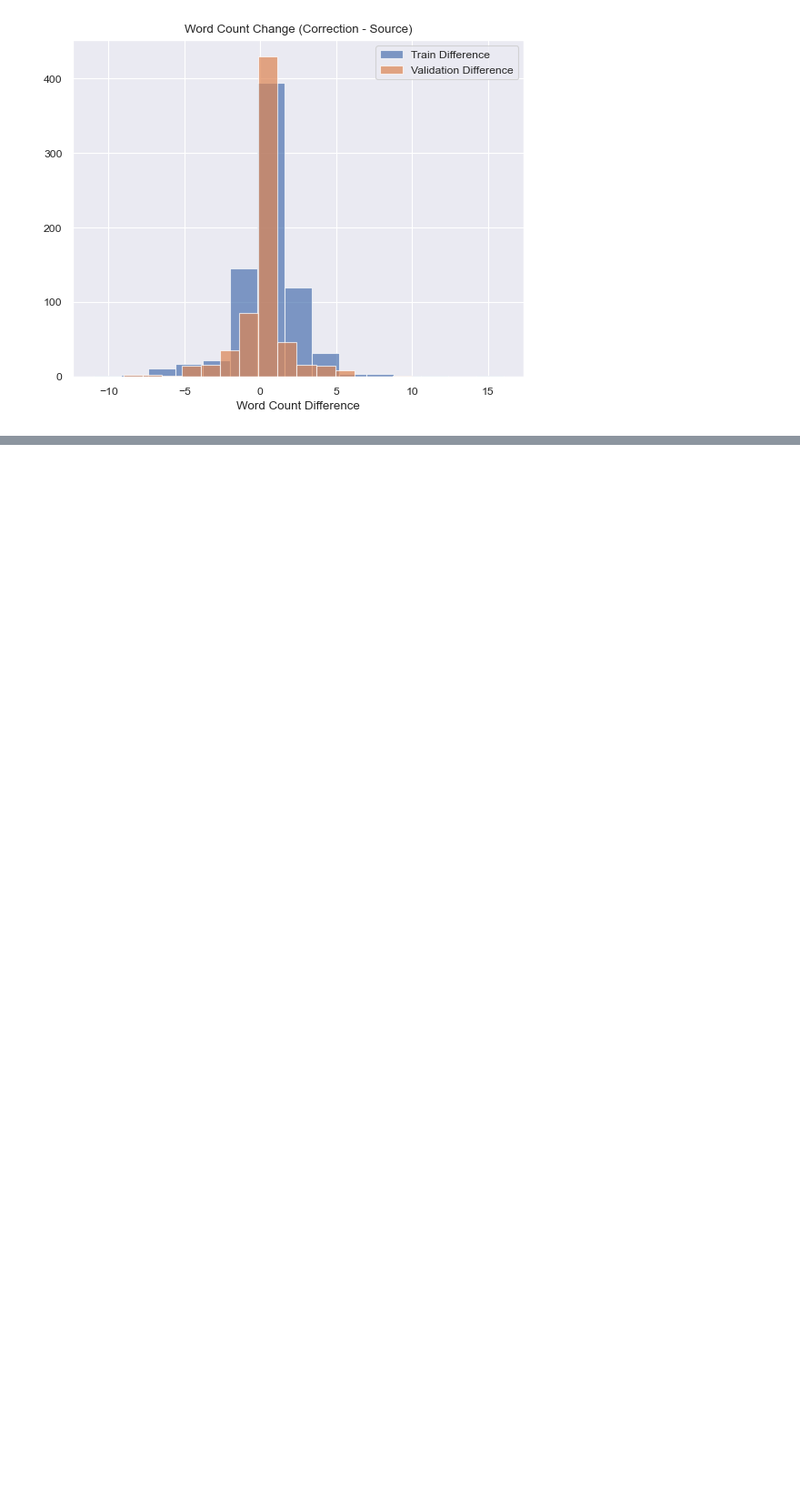
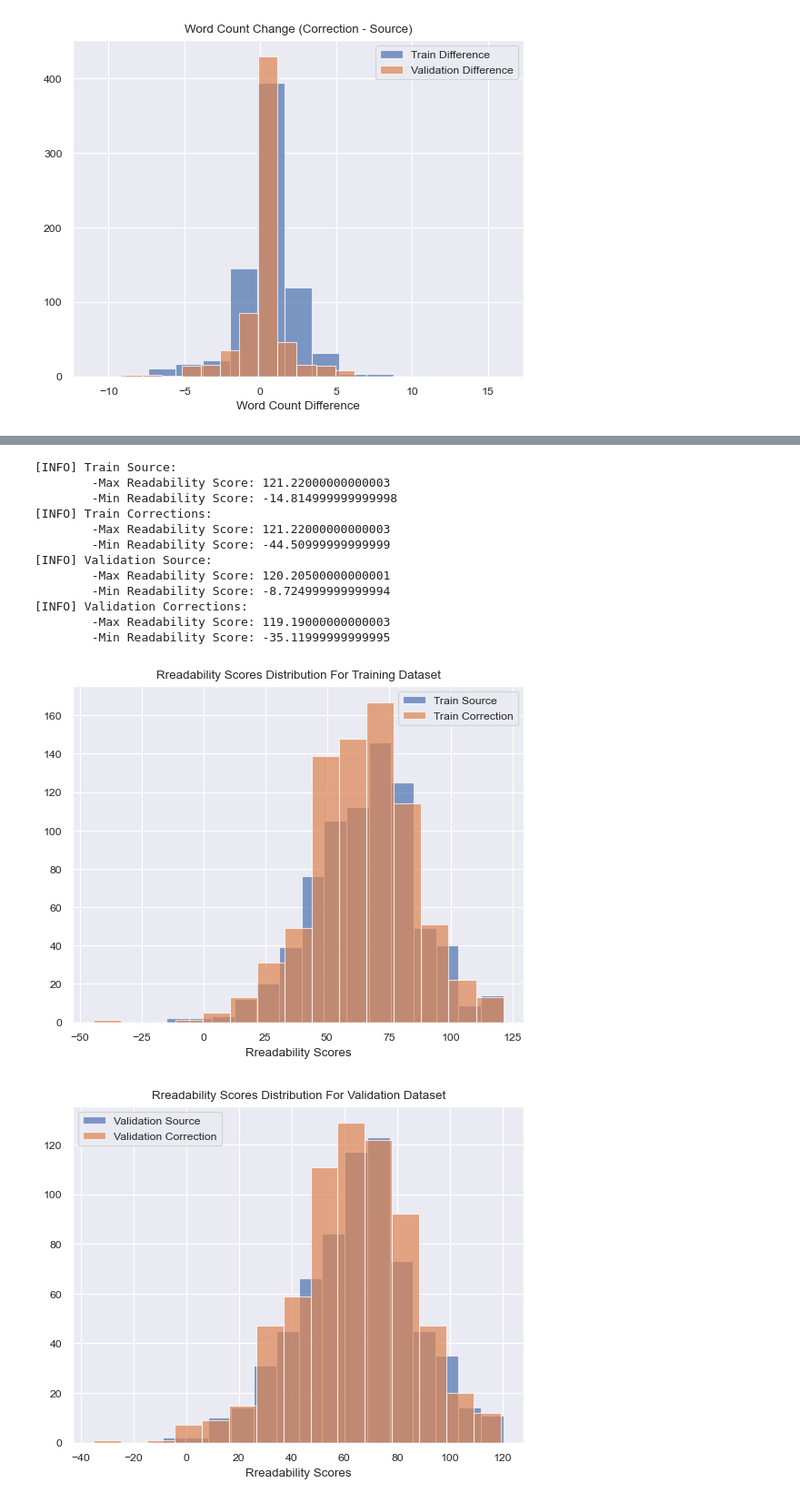
Before and after one commit to Mohitag94/grammar_correction, a Jupyter notebook: test.ipynb, the cells around one changed output, grey strips where cells are left out. Shown at 91% size. Drawn from its saved outputs; the diff is of its cells as text; code cells hidden in the pictures; blank space fills up the shorter version.

```diff
--- a/test.ipynb
+++ b/test.ipynb
@@ -2734,0 +2833,17 @@ eda.char_count_anlysis()
+# %%
+readability_scores = eda.readability_anlysis()
+# %% [output]
+[INFO] Train Source:
+        -Max Readability Score: 121.22000000000003
+        -Min Readability Score: -14.814999999999998
+[INFO] Train Corrections:
+        -Max Readability Score: 121.22000000000003
+        -Min Readability Score: -44.50999999999999
+[INFO] Validation Source:
+        -Max Readability Score: 120.20500000000001
+        -Min Readability Score: -8.724999999999994
+[INFO] Validation Corrections:
+        -Max Readability Score: 119.19000000000003
+        -Min Readability Score: -35.11999999999995
+[figure, added]
+[figure, added]
```
Also changed, not shown: parts of 5 cells of this notebook, 10 other files.
